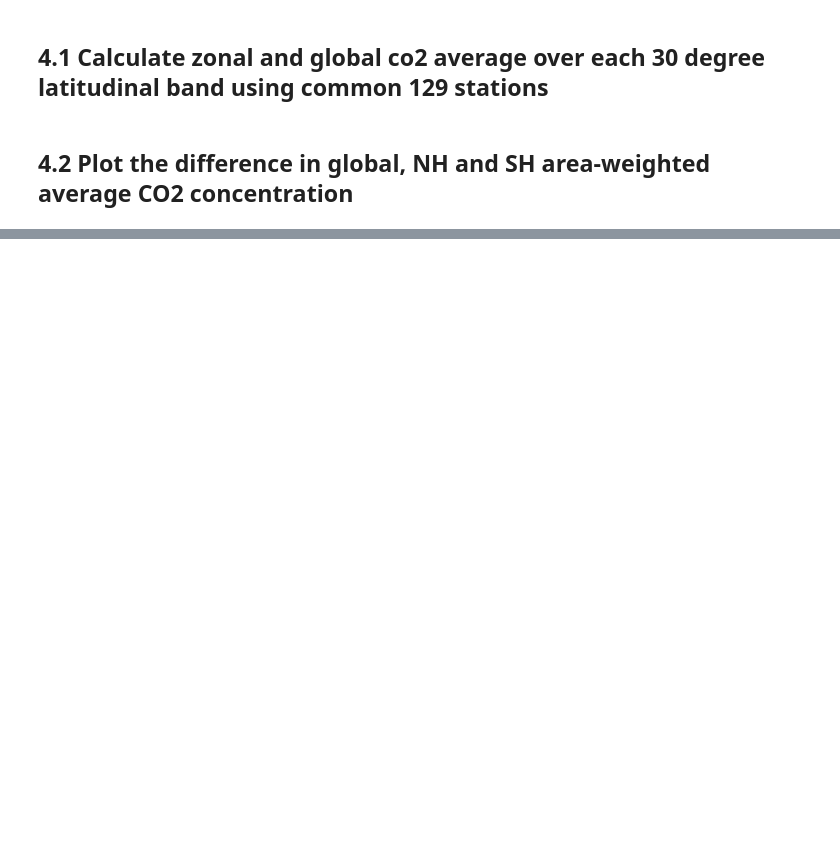
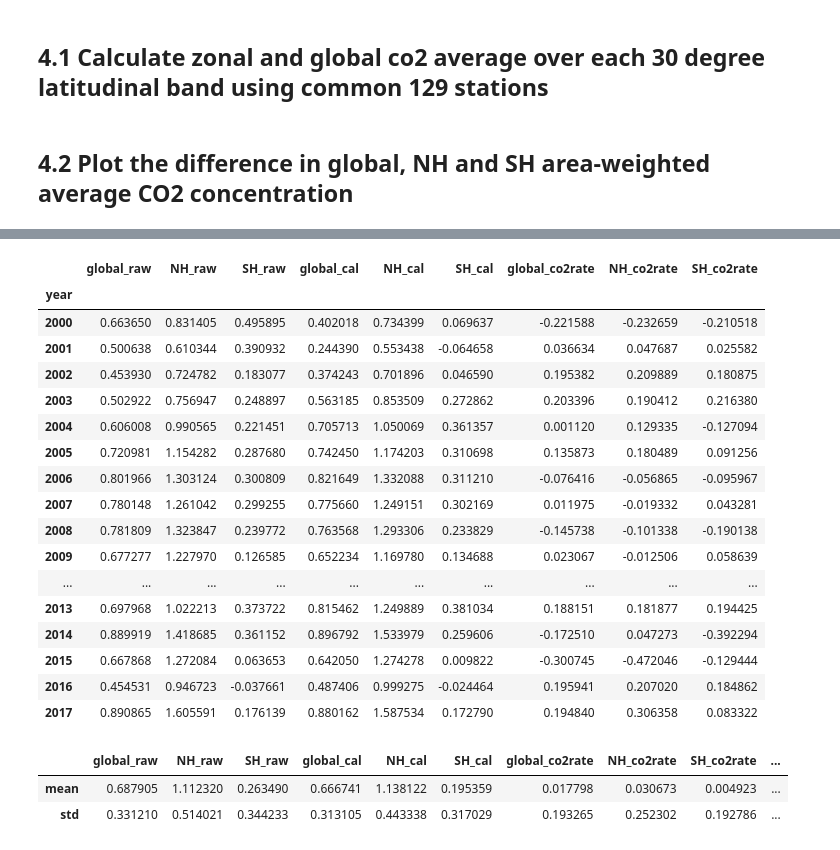
Before and after one commit to ZWsourcecode/co2, a Jupyter notebook: code/compare_wdcgg_ctracker_obs.ipynb, the cells around one changed output, grey strips where cells are left out. Cells and saved outputs as stored; diff of their text form; code cells hidden in the pictures; blank space fills up the shorter version.

```diff
--- a/code/compare_wdcgg_ctracker_obs.ipynb
+++ b/code/compare_wdcgg_ctracker_obs.ipynb
@@ -671 +723,31 @@ co2_annual_ctracker-co2_annual_wdcgg
 [figure]
+# %%
+diff_annaul  = (co2_annual_ctracker-co2_annual_wdcgg).T
+diff_annaul
+# %% [output]
+|  | global_raw | NH_raw | SH_raw | global_cal | NH_cal | SH_cal | global_co2rate | NH_co2rate | SH_co2rate |
+| year |  |  |  |  |  |  |  |  |  |
+| 2000 | 0.663650 | 0.831405 | 0.495895 | 0.402018 | 0.734399 | 0.069637 | -0.221588 | -0.232659 | -0.210518 |
+| 2001 | 0.500638 | 0.610344 | 0.390932 | 0.244390 | 0.553438 | -0.064658 | 0.036634 | 0.047687 | 0.025582 |
+| 2002 | 0.453930 | 0.724782 | 0.183077 | 0.374243 | 0.701896 | 0.046590 | 0.195382 | 0.209889 | 0.180875 |
+| 2003 | 0.502922 | 0.756947 | 0.248897 | 0.563185 | 0.853509 | 0.272862 | 0.203396 | 0.190412 | 0.216380 |
+| 2004 | 0.606008 | 0.990565 | 0.221451 | 0.705713 | 1.050069 | 0.361357 | 0.001120 | 0.129335 | -0.127094 |
+| 2005 | 0.720981 | 1.154282 | 0.287680 | 0.742450 | 1.174203 | 0.310698 | 0.135873 | 0.180489 | 0.091256 |
+| 2006 | 0.801966 | 1.303124 | 0.300809 | 0.821649 | 1.332088 | 0.311210 | -0.076416 | -0.056865 | -0.095967 |
+| 2007 | 0.780148 | 1.261042 | 0.299255 | 0.775660 | 1.249151 | 0.302169 | 0.011975 | -0.019332 | 0.043281 |
+| 2008 | 0.781809 | 1.323847 | 0.239772 | 0.763568 | 1.293306 | 0.233829 | -0.145738 | -0.101338 | -0.190138 |
+| 2009 | 0.677277 | 1.227970 | 0.126585 | 0.652234 | 1.169780 | 0.134688 | 0.023067 | -0.012506 | 0.058639 |
+| ... | ... | ... | ... | ... | ... | ... | ... | ... | ... |
+| 2013 | 0.697968 | 1.022213 | 0.373722 | 0.815462 | 1.249889 | 0.381034 | 0.188151 | 0.181877 | 0.194425 |
+| 2014 | 0.889919 | 1.418685 | 0.361152 | 0.896792 | 1.533979 | 0.259606 | -0.172510 | 0.047273 | -0.392294 |
+| 2015 | 0.667868 | 1.272084 | 0.063653 | 0.642050 | 1.274278 | 0.009822 | -0.300745 | -0.472046 | -0.129444 |
+| 2016 | 0.454531 | 0.946723 | -0.037661 | 0.487406 | 0.999275 | -0.024464 | 0.195941 | 0.207020 | 0.184862 |
+| 2017 | 0.890865 | 1.605591 | 0.176139 | 0.880162 | 1.587534 | 0.172790 | 0.194840 | 0.306358 | 0.083322 |
+# %%
+diff_monthly = co2_monthly_ctracker-co2_monthly_wdcgg
+diff_monthly
+diff_monthly.agg(["mean", "std"])
+# %% [output]
+|  | global_raw | NH_raw | SH_raw | global_cal | NH_cal | SH_cal | global_co2rate | NH_co2rate | SH_co2rate | ... |
+| mean | 0.687905 | 1.112320 | 0.263490 | 0.666741 | 1.138122 | 0.195359 | 0.017798 | 0.030673 | 0.004923 | ... |
+| std | 0.331210 | 0.514021 | 0.344233 | 0.313105 | 0.443338 | 0.317029 | 0.193265 | 0.252302 | 0.192786 | ... |
```
Also changed, not shown: parts of 14 cells of this notebook, 4 other files.
